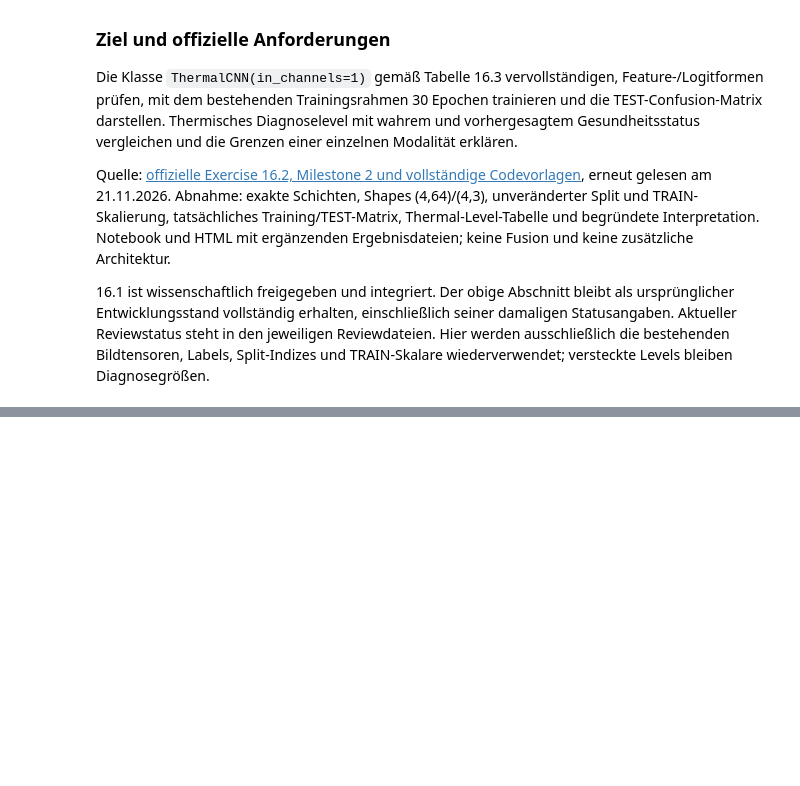
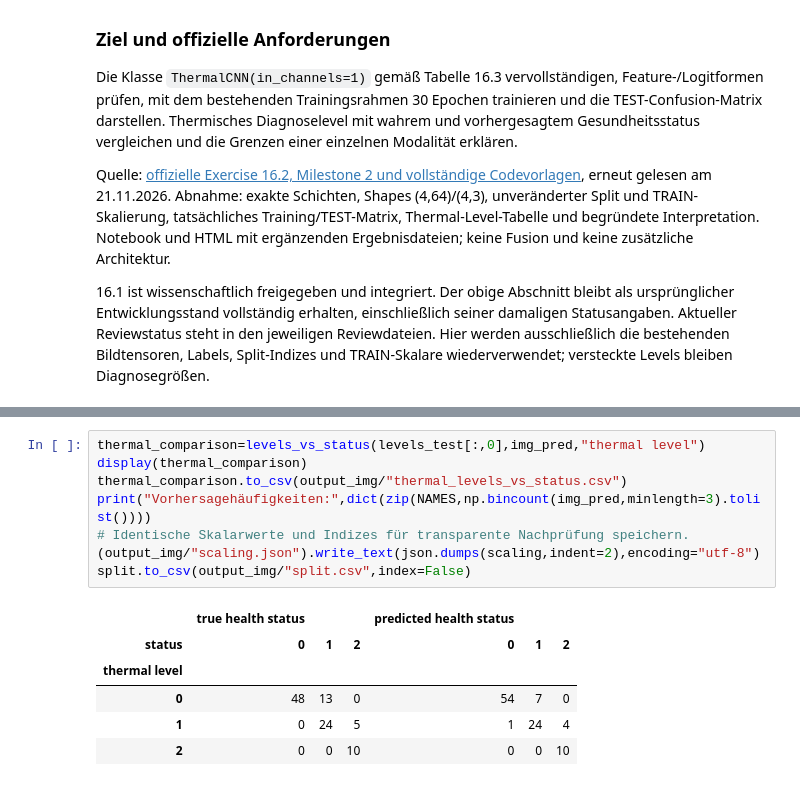
Before and after one commit to WardenPup/Industrial-Data-Science, a Jupyter notebook: sessions/ch16/multimodal_health_monitoring.ipynb, the cells around one changed output, grey strips where cells are left out. Saved outputs shown, nothing was run; the diff lists cells and outputs as text; blank space fills up the shorter version.

```diff
--- a/sessions/ch16/multimodal_health_monitoring.ipynb
+++ b/sessions/ch16/multimodal_health_monitoring.ipynb
@@ -187,0 +226,15 @@ Quelle: [offizielle Exercise 16.2, Milestone 2 und vollständige Codevorlagen](h
+# %%
+thermal_comparison=levels_vs_status(levels_test[:,0],img_pred,"thermal level")
+display(thermal_comparison)
+thermal_comparison.to_csv(output_img/"thermal_levels_vs_status.csv")
+print("Vorhersagehäufigkeiten:",dict(zip(NAMES,np.bincount(img_pred,minlength=3).tolist())))
+# Identische Skalarwerte und Indizes für transparente Nachprüfung speichern.
+(output_img/"scaling.json").write_text(json.dumps(scaling,indent=2),encoding="utf-8")
+split.to_csv(output_img/"split.csv",index=False)
+# %% [output]
+|  | true health status |  |  | predicted health status |  |  |
+| status | 0 | 1 | 2 | 0 | 1 | 2 |
+| thermal level |  |  |  |  |  |  |
+| 0 | 48 | 13 | 0 | 54 | 7 | 0 |
+| 1 | 0 | 24 | 5 | 1 | 24 | 4 |
+| 2 | 0 | 0 | 10 | 0 | 0 | 10 |
```
Also changed, not shown: parts of 5 cells of this notebook, 4 other files.
